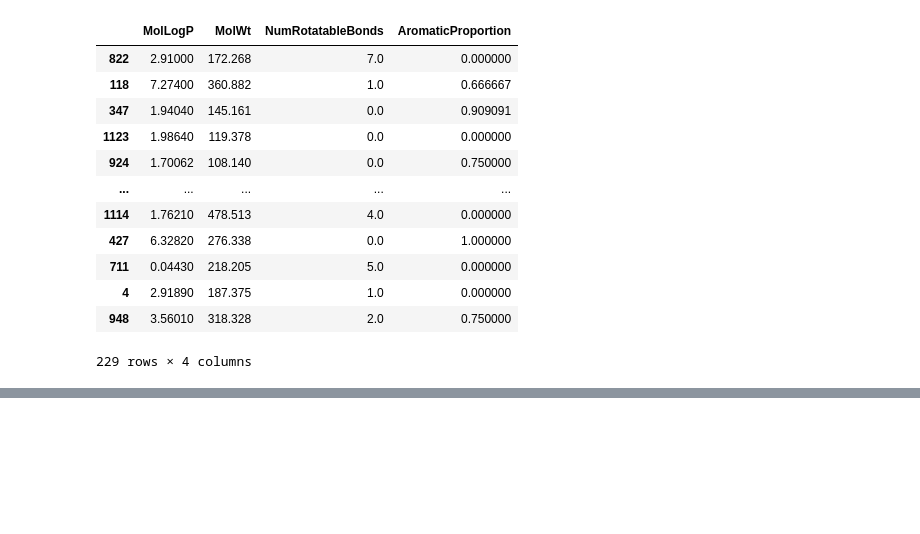
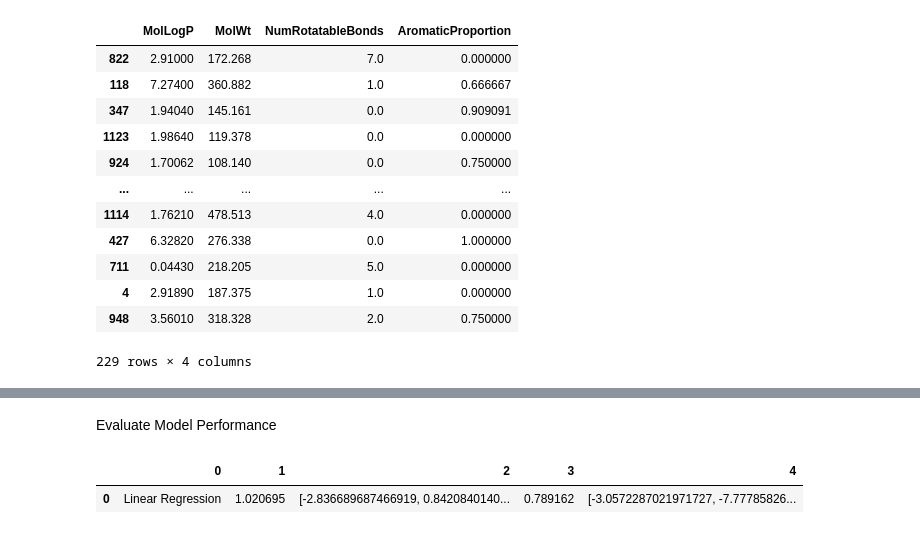
Before and after one commit to AnmolLamichhane/Molecular-Solubility-Prediction, a Jupyter notebook: notebooks/First-Project.ipynb, the cells around one changed output, grey strips where cells are left out. Cells and saved outputs as stored; diff of their text form; code cells hidden in the pictures; blank space fills up the shorter version.

Commit message:
added result in a dataframe

```diff
--- a/notebooks/First-Project.ipynb
+++ b/notebooks/First-Project.ipynb
@@ -98,0 +105,4 @@ x_test
+# %%
+from sklearn.linear_model import LinearRegression
+lr = LinearRegression()
+lr.fit(x_train , y_train)
@@ -98,0 +113,3 @@ x_test
+# %%
+y_lr_train_pred = lr.predict(x_train)
+y_lr_test_pred = lr.predict(x_test)
@@ -98,0 +156,2 @@ x_test
+# %% [markdown]
+Evaluate Model Performance
@@ -98,0 +160,13 @@ x_test
+# %%
+lr_train_mse = mean_squared_error(y_train, y_lr_train_pred)
+lr_test_r2 = r2_score(y_train, y_lr_train_pred)
+
+lr_train_mse = mean_squared_error(y_test, y_lr_test_pred)
+lr_test_r2 = r2_score(y_test, y_lr_test_pred)
+# %%
+lr_results = pd.DataFrame(['Linear Regression', lr_train_mse , y_lr_train_pred , lr_test_r2 , y_lr_test_pred]).transpose()
+# %%
+lr_results
+# %% [output]
+|  | 0 | 1 | 2 | 3 | 4 |
+| 0 | Linear Regression | 1.020695 | [-2.836689687466919, 0.8420840140... | 0.789162 | [-3.0572287021971727, -7.77785826... |
```
Also changed, not shown: parts of 13 cells of this notebook.
